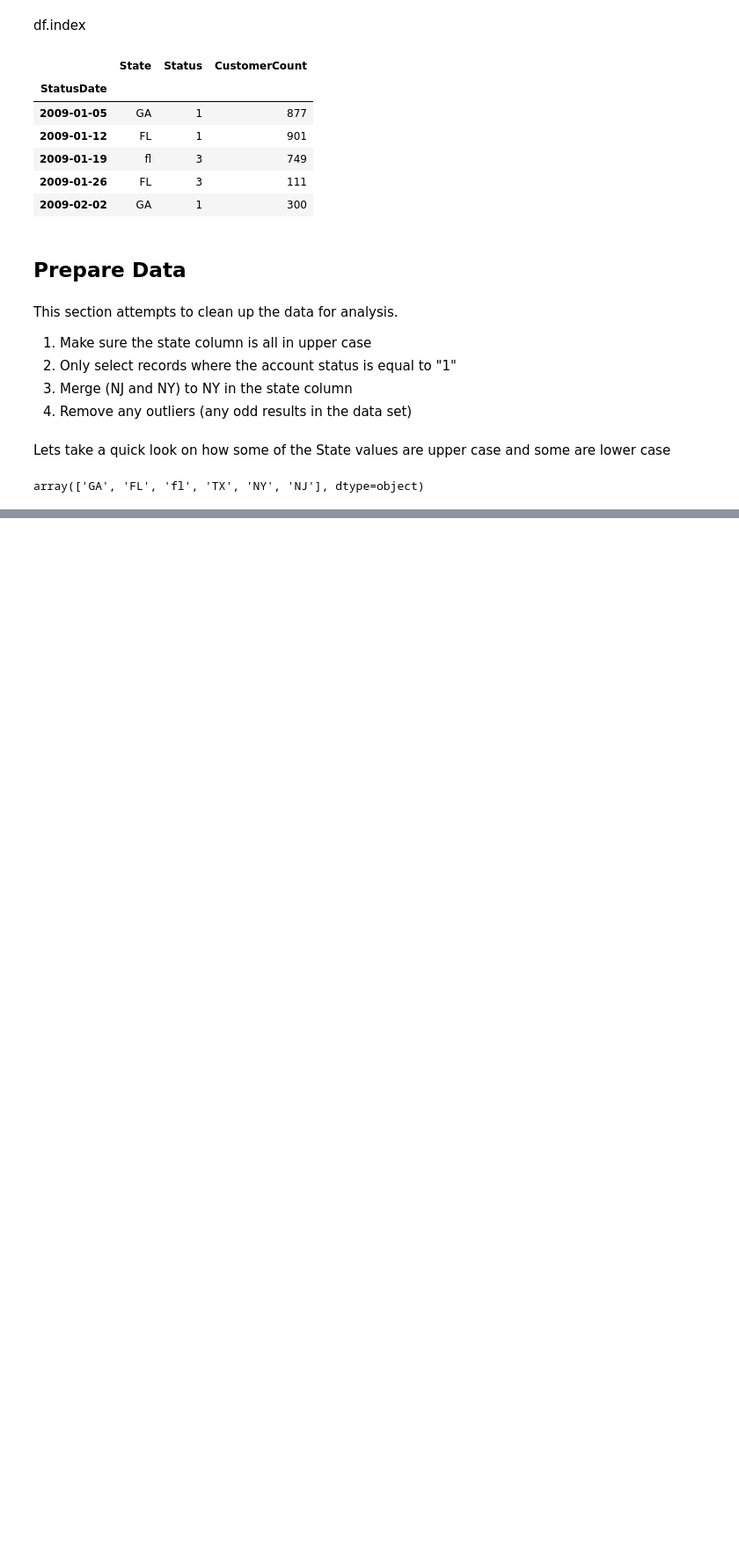
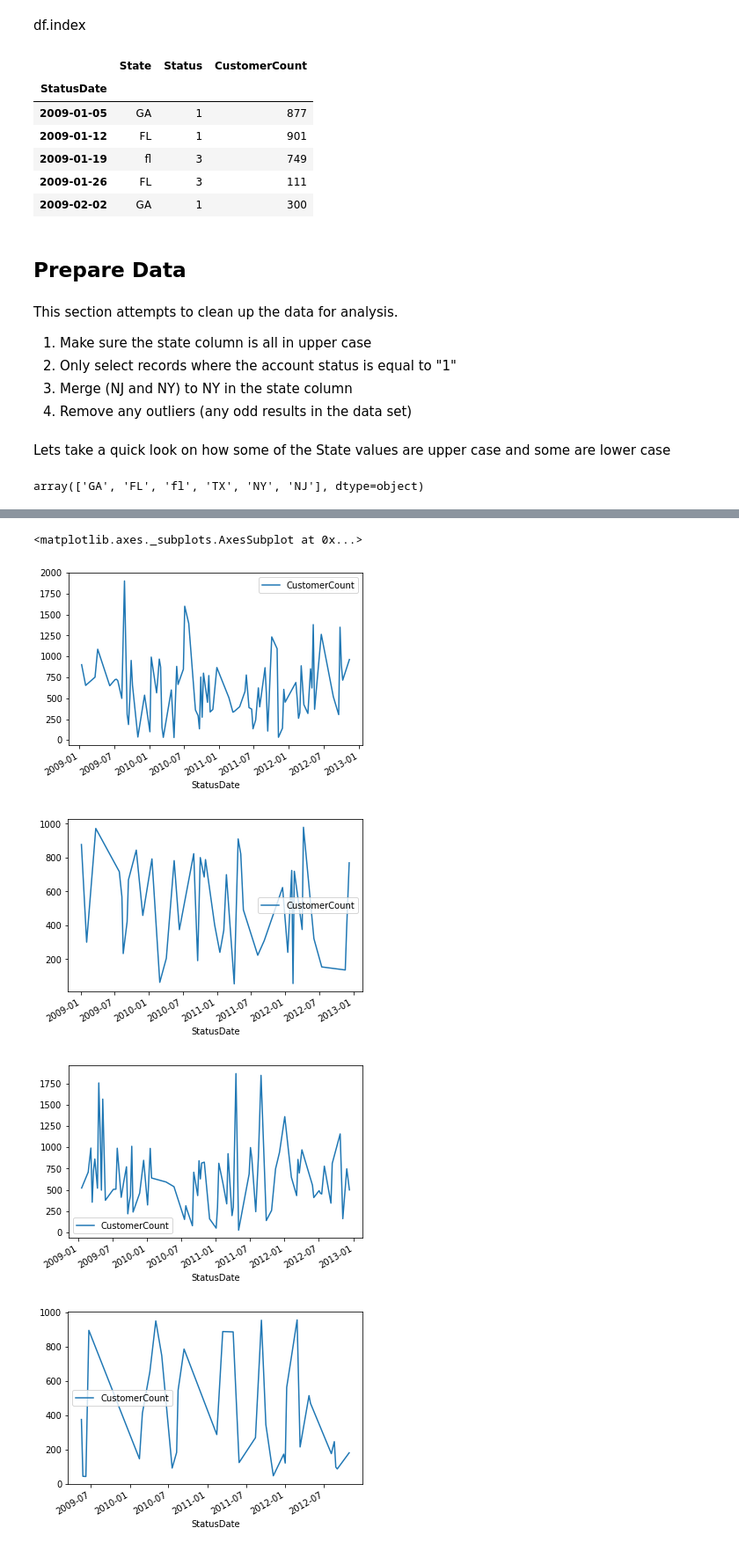
Before and after one commit to minsoub/jupyter_doc, a Jupyter notebook: lession_03.ipynb, the cells around one changed output, grey strips where cells are left out. Shown: that part at 88% size. Cells and saved outputs as stored; diff of their text form; code cells hidden in the pictures; blank space fills up the shorter version.

```diff
--- a/lession_03.ipynb
+++ b/lession_03.ipynb
@@ -140,0 +197,4 @@ array(['GA', 'FL', 'fl', 'TX', 'NY', 'NJ'], dtype=object)
+# %%
+# Group by State and StatusDate
+Daily = df.reset_index().groupby(['State', 'StatusDate']).sum()
+Daily.head()
@@ -140,0 +251,11 @@ array(['GA', 'FL', 'fl', 'TX', 'NY', 'NJ'], dtype=object)
+# %%
+Daily.loc['FL'].plot()
+Daily.loc['GA'].plot()
+Daily.loc['NY'].plot()
+Daily.loc['TX'].plot()
+# %% [output]
+<matplotlib.axes._subplots.AxesSubplot at 0x...>
+[figure, added]
+[figure, added]
+[figure, added]
+[figure, added]
```
Also changed, not shown: parts of 48 cells of this notebook, 6 other files.
